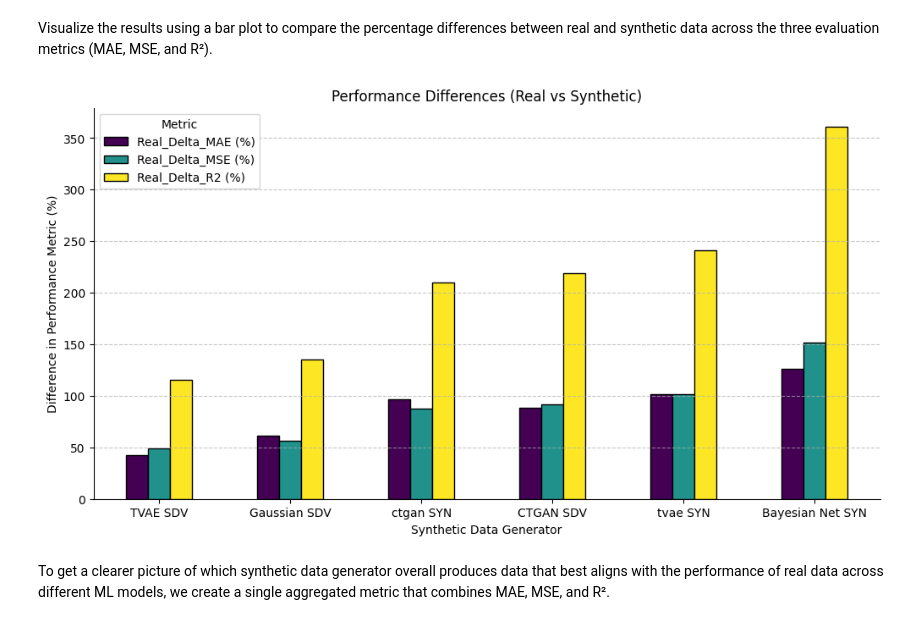
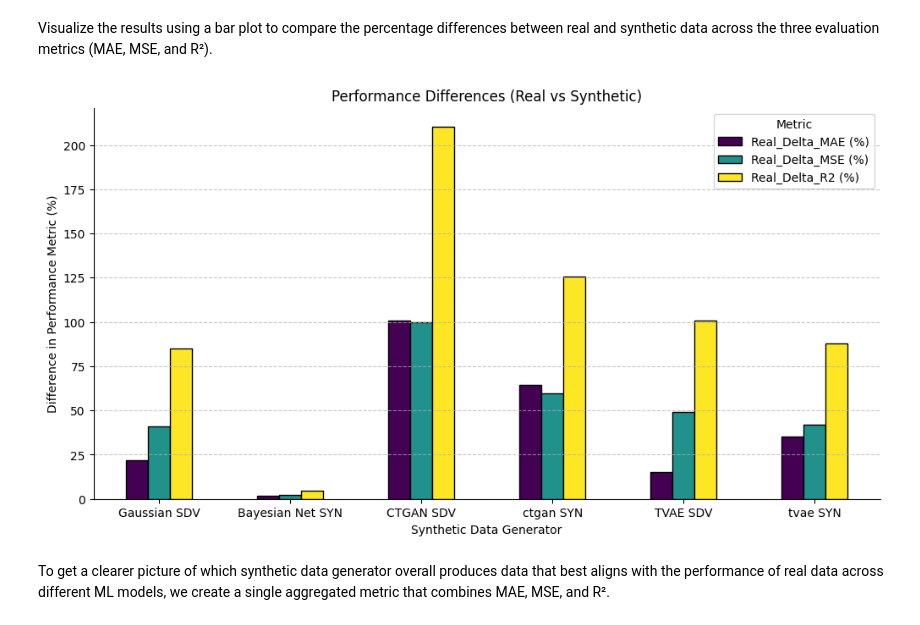
Before and after one commit to cris1618/syntheticData, a Jupyter notebook: generate_synthetic_data.ipynb, the cells around one changed output. Cells and saved outputs as stored; diff of their text form; code cells hidden in the pictures.

```diff
--- a/generate_synthetic_data.ipynb
+++ b/generate_synthetic_data.ipynb
@@ -855,17 +947,17 @@ Compute the absolute and relative differences between the performances of ML mod
 # %%
 # Import dataframes
 real_metrics_df = pd.read_csv("Metrics_performances/real_metrics.csv")
-overall_syn_metrics_df = pd.read_csv("Metrics_performances/overall_syn_metrics.csv")
+overall_syn_metrics_df = pd.read_csv("Metrics_performances/overall_syn_metrics_1000.csv")
 TEST = pd.read_csv("Metrics_performances/TEST_EQUAL_TO_REAL.csv")
 
 # Compute the differences
-diff_metrics = overall_syn_metrics_df.copy()
+diff_metrics_1000 = overall_syn_metrics_df.copy()
 diff_metrics_TEST = TEST.copy()
 print(overall_syn_metrics_df.index)
 
 # Absolute difference
 for metric in ["MAE", "MSE", "R2"]:
-    diff_metrics[f"Delta_{metric}"] = abs(real_metrics_df.mean()[metric] - overall_syn_metrics_df[f"{metric}_avg"])
+    diff_metrics_1000[f"Delta_{metric}"] = abs(real_metrics_df.mean()[metric] - overall_syn_metrics_df[f"{metric}_avg"])
 
 # TEST
 for metric in ["MAE", "MSE", "R2"]:
@@ -873,16 +965,16 @@ for metric in ["MAE", "MSE", "R2"]:
 
 # Percentages, relative difference
 for metric in ["MAE", "MSE"]:
-    diff_metrics[f"Real_Delta_{metric} (%)"] = (diff_metrics[f"Delta_{metric}"] / (real_metrics_df.mean()[metric])) * 100
+    diff_metrics_1000[f"Real_Delta_{metric} (%)"] = (diff_metrics_1000[f"Delta_{metric}"] / (real_metrics_df.mean()[metric])) * 100
 
 # For R2 the difference is simplier since it's already a percentage
-diff_metrics["Real_Delta_R2 (%)"] = (diff_metrics["Delta_R2"] / (real_metrics_df.mean()["R2"])) * 100 # CHECK HERE
+diff_metrics_1000["Real_Delta_R2 (%)"] = (diff_metrics_1000["Delta_R2"] / (real_metrics_df.mean()["R2"])) * 100 # CHECK HERE
 
 model_names = ["Gaussian SDV", "Bayesian Net SYN", "CTGAN SDV", "ctgan SYN", "TVAE SDV", "tvae SYN"]
-diff_metrics.index = model_names
-print(diff_metrics.index)
+diff_metrics_1000.index = model_names
+print(diff_metrics_1000.index)
 
-#print(diff_metrics)
+print(diff_metrics_1000)
 print(diff_metrics_TEST)
 # %% [output]
 RangeIndex(start=0, stop=6, step=1)
@@ -899,20 +999,20 @@ Visualize the results using a bar plot to compare the percentage differences bet
 # %%
 metrics = ["Real_Delta_MAE (%)", "Real_Delta_MSE (%)", "Real_Delta_R2 (%)"]
 
 fig, ax = plt.subplots(figsize=(12,6))
 # Plot bar chart
-diff_metrics[metrics].plot(kind="bar", ax=ax, colormap="viridis", edgecolor="black")
+diff_metrics_1000[metrics].plot(kind="bar", ax=ax, colormap="viridis", edgecolor="black")
 
 ax.set_title("Performance Differences (Real vs Synthetic)")
 ax.set_ylabel("Difference in Performance Metric (%)")
 ax.set_xlabel("Synthetic Data Generator")
-ax.set_xticklabels(diff_metrics.index, rotation=0)
+ax.set_xticklabels(diff_metrics_1000.index, rotation=0)
 ax.spines["top"].set_visible(False)
 ax.spines["right"].set_visible(False)
 ax.grid(axis="y", linestyle="--", alpha=0.7)
 ax.legend(title="Metric")
 plt.show()
 # %% [output]
-[figure, old version]
+[figure, new version]
 # %% [markdown]
 To get a clearer picture of which synthetic data generator overall produces data that best aligns with the performance of real data across different ML models, we create a single aggregated metric that combines MAE, MSE, and R².
```
Also changed, not shown: parts of 33 cells of this notebook.
